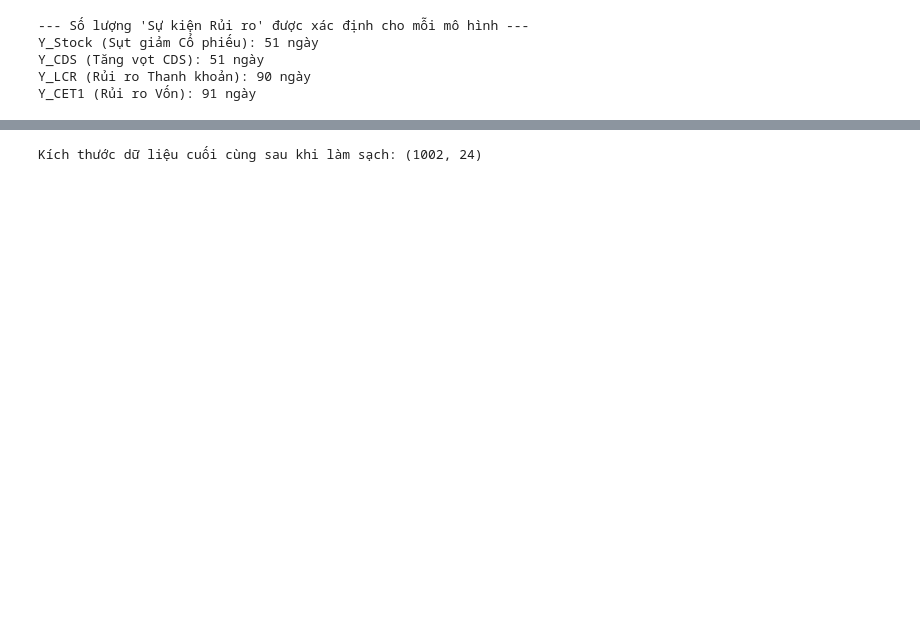
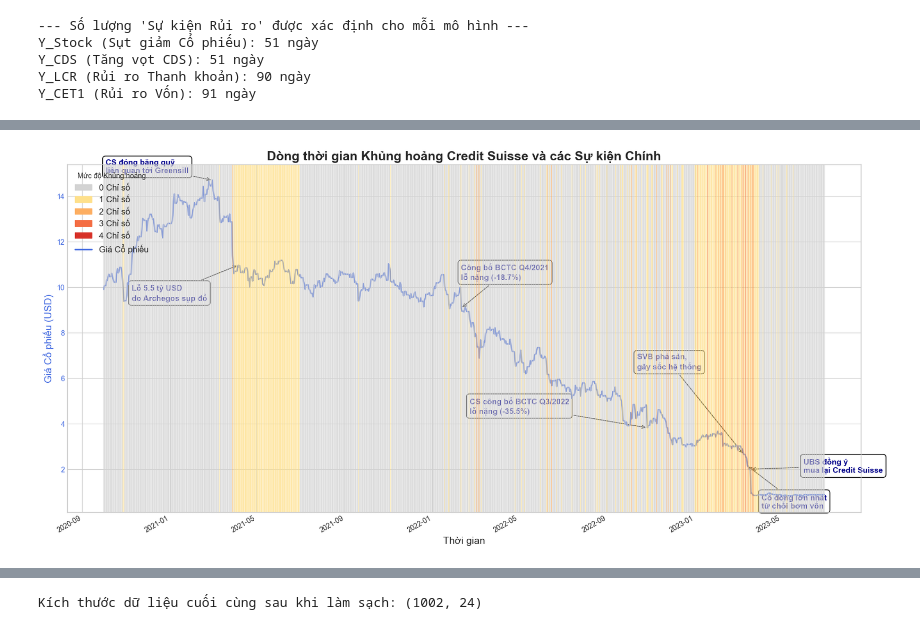
Before and after one commit to nguyenlog205/tmh2025-vong2, a Jupyter notebook: notebook/Model_predict_crits.ipynb, the cells around one changed output, grey strips where cells are left out. Drawn from its saved outputs; the diff is of its cells as text; code cells hidden in the pictures; blank space fills up the shorter version.

```diff
--- a/notebook/Model_predict_crits.ipynb
+++ b/notebook/Model_predict_crits.ipynb
@@ -142,3 +132,93 @@ Y_Stock (Sụt giảm Cổ phiếu): 51 ngày
 Y_CDS (Tăng vọt CDS): 51 ngày
 Y_LCR (Rủi ro Thanh khoản): 90 ngày
 Y_CET1 (Rủi ro Vốn): 91 ngày
+# %%
+# --- Tính toán "Mức độ Nghiêm trọng" của Khủng hoảng ---
+df_model['crisis_severity'] = df_model['Y_Stock'] + df_model['Y_CDS'] + df_model['Y_LCR'] + df_model['Y_CET1']
+print("Tính toán mức độ nghiêm trọng của khủng hoảng thành công.")
+
+# --- Trực quan hóa Biểu đồ và Thêm Chú thích ---
+print("Đang tạo biểu đồ với các chú thích sự kiện...")
+
+# Tạo Figure và Axes
+fig, ax = plt.subplots(figsize=(20, 10))
+plt.style.use('seaborn-v0_8-whitegrid')
+
+# Vẽ đường giá cổ phiếu
+ax.plot(df_model.index, df_model['close_PRICE_CS_1D'], color='royalblue', label='Giá Cổ phiếu Credit Suisse', linewidth=2, zorder=10)
+
+# Thiết lập trục Y chính (cho giá cổ phiếu)
+ax.set_ylabel('Giá Cổ phiếu (USD)', fontsize=14, color='royalblue')
+ax.tick_params(axis='y', labelcolor='royalblue')
+ax.set_title('Dòng thời gian Khủng hoảng Credit Suisse và các Sự kiện Chính', fontsize=18, weight='bold')
+ax.set_xlabel('Thời gian', fontsize=14)
+
+# Tạo một trục Y phụ để vẽ các cột nền
+ax2 = ax.twinx()
+
+# Tạo bảng màu cho mức độ nghiêm trọng
+colors = {0: 'lightgray', 1: '#fee08b', 2: '#fdae61', 3: '#f46d43', 4: '#d73027'}
+bar_colors = df_model['crisis_severity'].map(colors)
+
+# Vẽ các cột nền
+ax2.bar(df_model.index, [1] * len(df_model), color=bar_colors, width=1.5, alpha=0.5)
+ax2.set_yticks([]); ax2.set_ylim(0, 1)
+
+# --- THÊM CHÚ THÍCH SỰ KIỆN (CẬP NHẬT) ---
+events = [
+    ('2021-03-01', 'CS đóng băng quỹ\nliên quan tới Greensill'),
+    ('2021-04-06', 'Lỗ 5.5 tỷ USD\ndo Archegos sụp đổ'),
+    ('2022-02-10', 'Công bố BCTC Q4/2021\nlỗ nặng (-18.7%)'),
+    ('2023-03-10', 'SVB phá sản,\ngây sốc hệ thống'),
+    ('2023-03-15', 'Cổ đông lớn nhất\ntừ chối bơm vốn'),
+    ('2023-03-19', 'UBS đồng ý\nmua lại Credit Suisse'),
+    ('27/10/2022', 'CS công bố BCTC Q3/2022\nlỗ nặng (-35.5%)')
+]
+
+for date_str, text in events:
+    date = pd.to_datetime(date_str)
+    # Find the nearest date using get_indexer instead of get_loc
+    nearest_idx = df_model.index.get_indexer([date], method='nearest')[0]
+    actual_date = df_model.index[nearest_idx]
+    price_on_date = df_model.loc[actual_date, 'close_PRICE_CS_1D']
+
+    # Điều chỉnh vị trí của text để tránh chồng chéo
+    text_offset = (75, -5) # Mặc định
+    if 'Greensill' in text: text_offset = (-150, 10)
+    if 'Archegos' in text: text_offset = (-150, -50)
+    if 'lỗ nặng' in text: text_offset = (0, 40) # Vị trí cho sự kiện mới
+    if 'SVB' in text: text_offset = (-150, 120)
+    if 'Cổ đông' in text: text_offset = (20, -60)
+    if 'CS công bố' in text: text_offset = (-250, 20)
+
+    ax.annotate(text,
+            xy=(actual_date, price_on_date),
+            xycoords='data',
+            xytext=text_offset,
+            textcoords='offset points',
+            arrowprops=dict(arrowstyle="->", color='black', lw=1.2),
+            fontsize=11,
+            fontweight='bold',
+            color='darkblue',  # chữ đậm màu hơn
+            bbox=dict(boxstyle="round,pad=0.4",
+                      fc="white",   # nền trắng nổi bật
+                      ec="black",
+                      lw=1.2,
+                      alpha=0.9))  # tăng độ rõ
+
+# Tạo chú thích (legend) thủ công
+legend_patches = [mpatches.Patch(color=color, label=f'{i} Chỉ số') for i, color in colors.items()]
+legend_patches.append(plt.Line2D([0], [0], color='royalblue', lw=2, label='Giá Cổ phiếu'))
+plt.legend(handles=legend_patches, title='Mức độ Khủng hoảng', loc='upper left', fontsize=12)
+
+# Định dạng trục X
+plt.gca().xaxis.set_major_formatter(plt.matplotlib.dates.DateFormatter('%Y-%m'))
+plt.gcf().autofmt_xdate()
+plt.show()
+
+# Lưu biểu đồ
+filename = 'crisis_timeline_with_events_final.png'
+plt.savefig(filename, dpi=300, bbox_inches='tight')
+print(f"Biểu đồ đã được cập nhật và lưu thành công vào file '{filename}'")
+plt.close()
+# %% [output]
@@ -144,0 +227 @@ Y_CET1 (Rủi ro Vốn): 91 ngày
+[figure, added]
```
Also changed, not shown: parts of 41 cells of this notebook, 3 other files.
